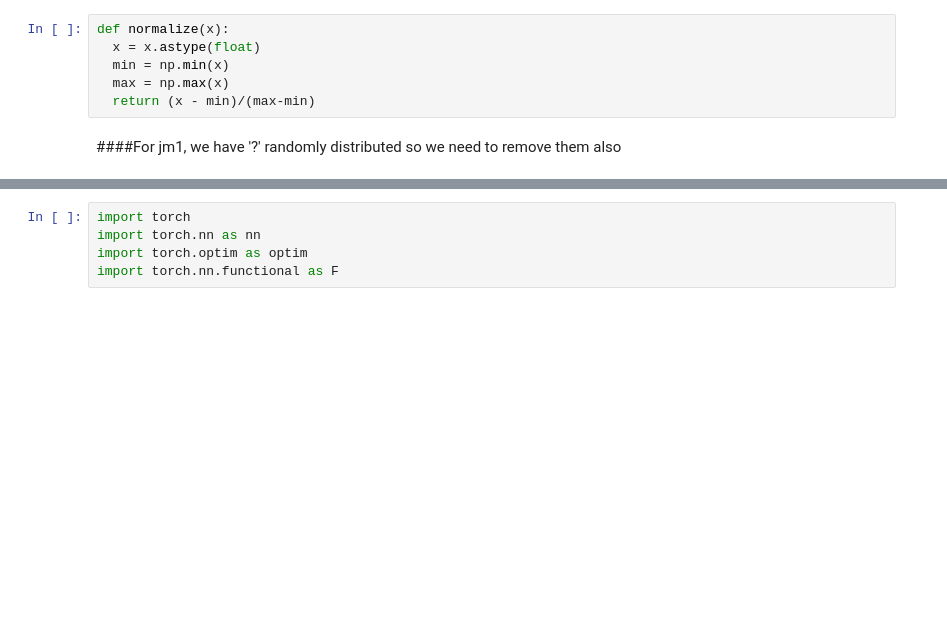
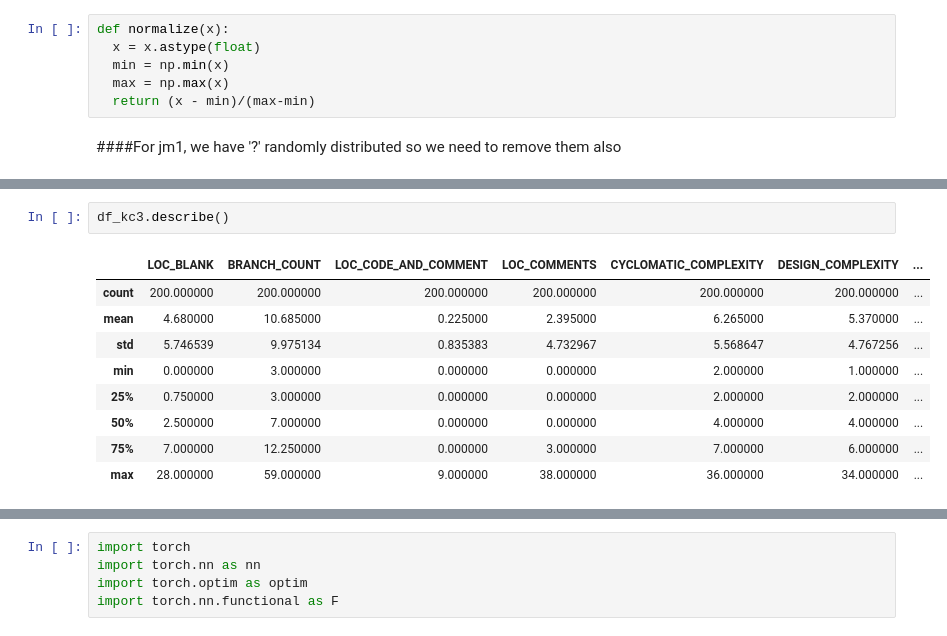
Before and after one commit to abhishekshakya/BPSO-and-ANN-for-sofware-fault-predicition, a Jupyter notebook: internPSO_ANNv2_BCE.ipynb, the cells around one changed output, grey strips where cells are left out. Drawn from its saved outputs; the diff is of its cells as text; blank space fills up the shorter version.

```diff
--- a/internPSO_ANNv2_BCE.ipynb
+++ b/internPSO_ANNv2_BCE.ipynb
@@ -66,0 +158,12 @@ for i in range(len(d1)):
+# %%
+df_kc3.describe()
+# %% [output]
+|  | LOC_BLANK | BRANCH_COUNT | LOC_CODE_AND_COMMENT | LOC_COMMENTS | CYCLOMATIC_COMPLEXITY | DESIGN_COMPLEXITY | ... |
+| count | 200.000000 | 200.000000 | 200.000000 | 200.000000 | 200.000000 | 200.000000 | ... |
+| mean | 4.680000 | 10.685000 | 0.225000 | 2.395000 | 6.265000 | 5.370000 | ... |
+| std | 5.746539 | 9.975134 | 0.835383 | 4.732967 | 5.568647 | 4.767256 | ... |
+| min | 0.000000 | 3.000000 | 0.000000 | 0.000000 | 2.000000 | 1.000000 | ... |
+| 25% | 0.750000 | 3.000000 | 0.000000 | 0.000000 | 2.000000 | 2.000000 | ... |
+| 50% | 2.500000 | 7.000000 | 0.000000 | 0.000000 | 4.000000 | 4.000000 | ... |
+| 75% | 7.000000 | 12.250000 | 0.000000 | 3.000000 | 7.000000 | 6.000000 | ... |
+| max | 28.000000 | 59.000000 | 9.000000 | 38.000000 | 36.000000 | 34.000000 | ... |
```
Also changed, not shown: parts of 24 cells of this notebook.
